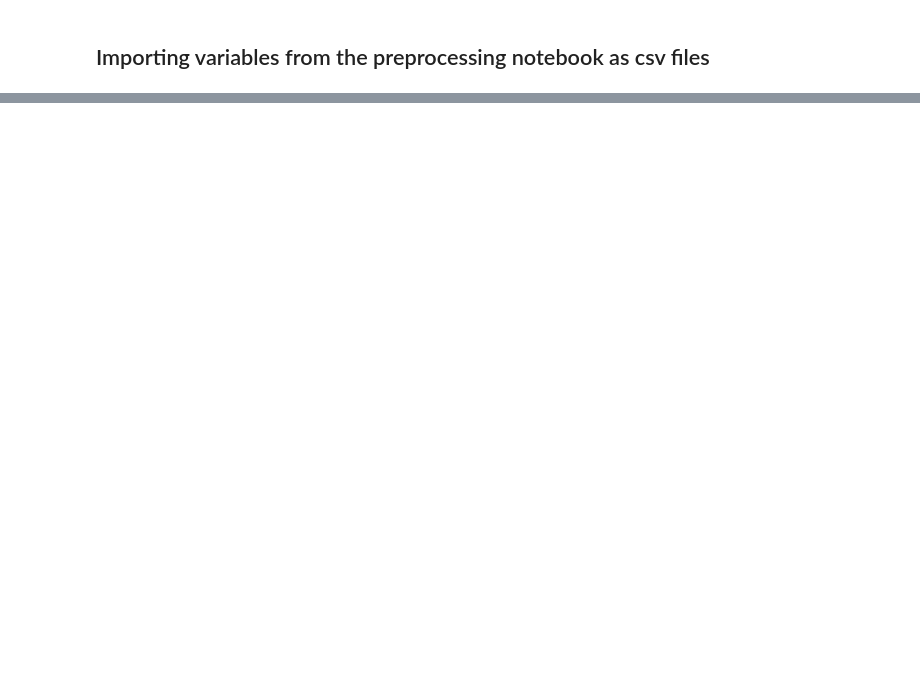
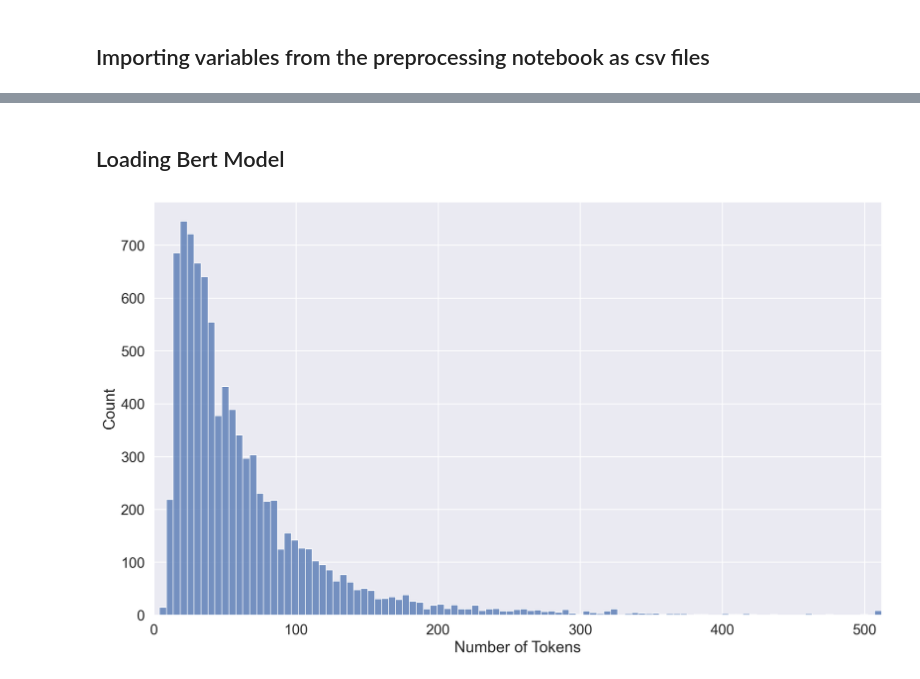
Before and after one commit to KoralegeiKavindya/DL-CW, a Jupyter notebook: Unsupervised_Model_CW2.ipynb, the cells around one changed output, grey strips where cells are left out. Saved outputs shown, nothing was run; the diff lists cells and outputs as text; code cells hidden in the pictures; blank space fills up the shorter version.

Commit message:
Updated Unsupervised model notebook

```diff
--- a/Unsupervised_Model_CW2.ipynb
+++ b/Unsupervised_Model_CW2.ipynb
@@ -33,0 +58,22 @@ model = AutoModelForCausalLM.from_pretrained("xlnet-base-cased")
+# %%
+X = pd.read_csv('X.csv')
+y = np.loadtxt('y.csv', delimiter=',')
+# %% [markdown]
+## Loading Bert Model
+# %%
+tokenizer = BertTokenizer.from_pretrained('bert-base-uncased')
+# %%
+token_lens = []
+
+for txt in X.preprocessed_text.dropna():
+    tokens = tokenizer.encode(str(txt), max_length=512, truncation=True)
+    token_lens.append(len(tokens))
+# %%
+sns.set(font_scale=1.4)
+plt.rcParams["figure.figsize"] = (14,8)
+sns.histplot(token_lens)
+plt.xlim([0, 512])
+plt.xlabel('Number of Tokens')
+plt.show()
+# %% [output]
+[figure, added]
```
Also changed, not shown: parts of 22 cells of this notebook, 1 other file.
